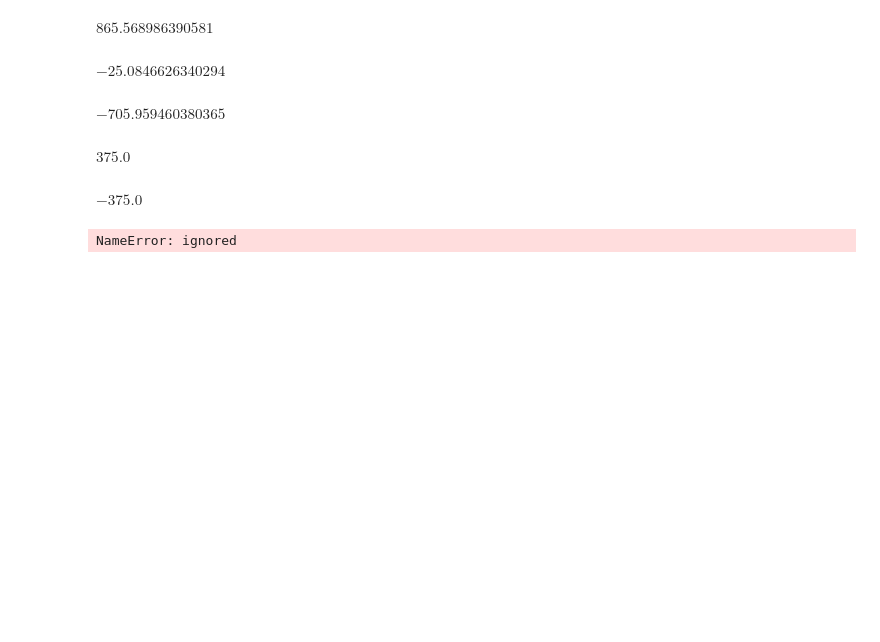
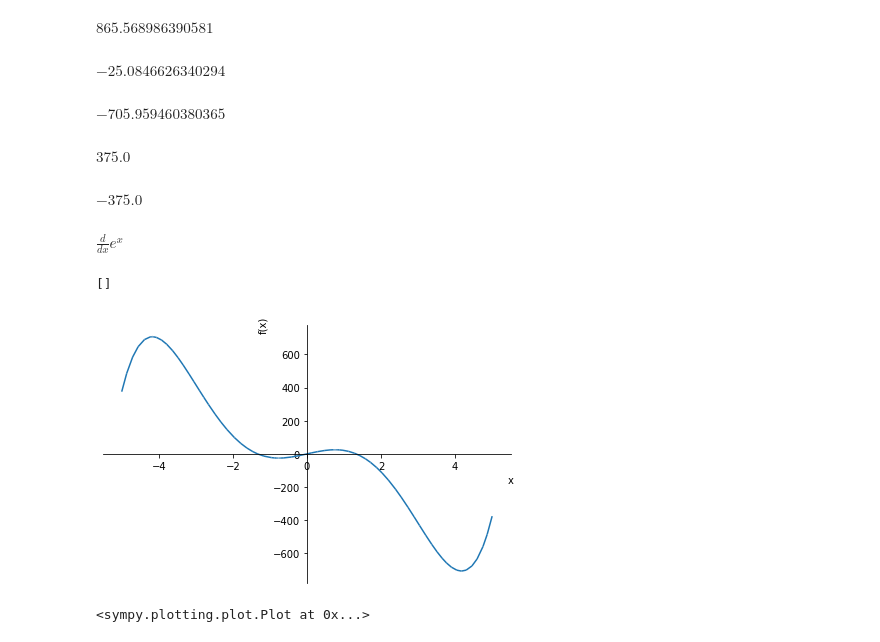
Before and after one commit to Thaitam/ThuchanhtoanCC, a Jupyter notebook: chuong_2.ipynb, the cells around one changed output. Drawn from its saved outputs; the diff is of its cells as text; code cells hidden in the pictures; blank space fills up the shorter version.

```diff
--- a/chuong_2.ipynb
+++ b/chuong_2.ipynb
@@ -268,10 +268,18 @@ f.subs({x:x_max}).evalf()
 # %% [output]
 $\displaystyle -375.0$
 # %%
-from sympy import *
-e = Symbol('e')
-g = sympy.E ** x
+g = E ** x
 g1 = Derivative(g, x)
-print(g)
+g1
 # %% [output]
-NameError: ignored
+$\displaystyle \frac{d}{d x} e^{x}$
+# %%
+Derivative(exp(x), x)
+solve(g1)
+# %% [output]
+[]
+# %%
+plot(f, (x, -5, 5))
+# %% [output]
+[figure, added]
+<sympy.plotting.plot.Plot at 0x...>
```
